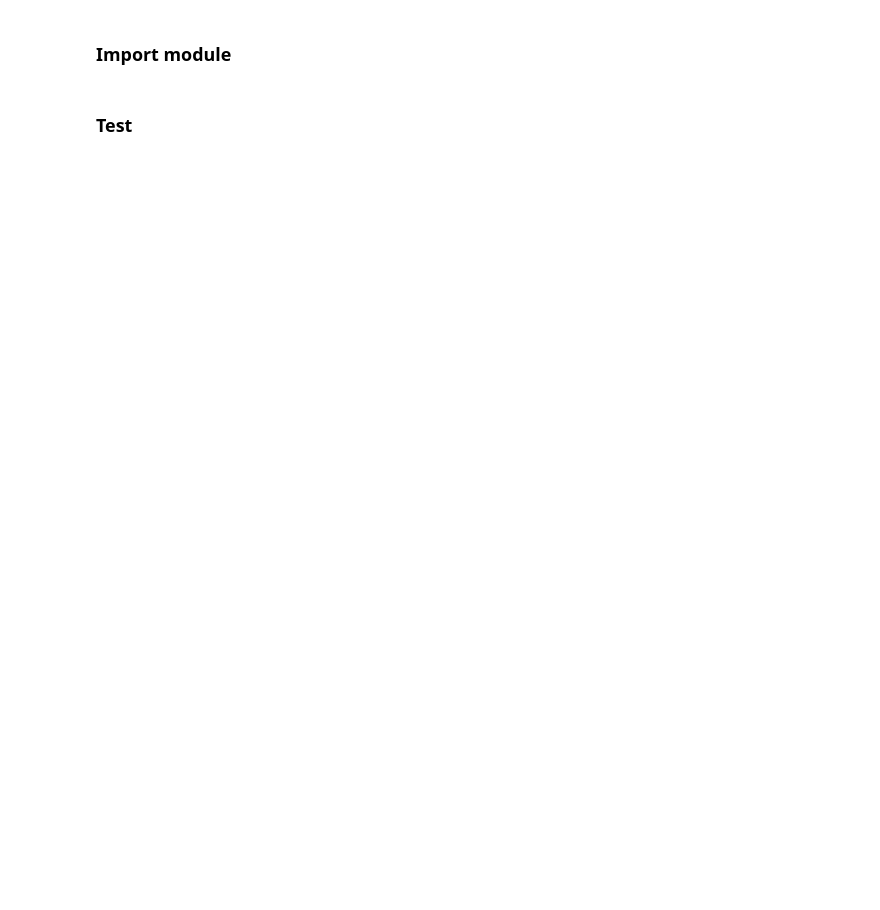
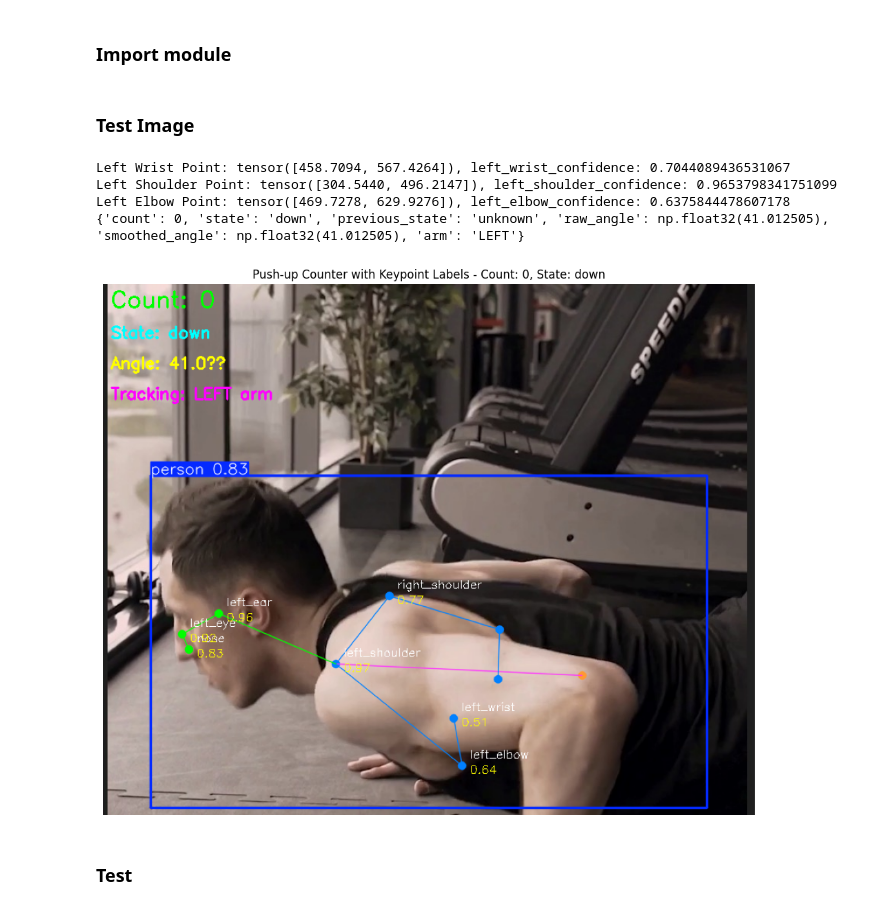
Before and after one commit to thongds/fitness_ai_python, a Jupyter notebook: main_pose.ipynb, the cells around one changed output. Drawn from its saved outputs; the diff is of its cells as text; code cells hidden in the pictures; blank space fills up the shorter version.

```diff
--- a/main_pose.ipynb
+++ b/main_pose.ipynb
@@ -127,6 +139,80 @@ class PushUpCounter:
         self.selected_arm = None
         self.angle_buffer = []
         self.count = 0
+# %% [markdown]
+### Test Image
+# %%
+# Initialize the push-up counter
+pushup_counter = PushUpCounter(
+    down_threshold=80,    # < 80 degrees = down state
+    up_threshold=100,     # > 100 degrees = up state
+    buffer_size=3,        # Average of 3 frames for smoothing
+    min_confidence=0.5    # Minimum keypoint confidence
+)
+
+# Predict on current frame
+results = model.predict(source='0.png', show=False, verbose=False)
+
+# Process frame with our function
+result_info = pushup_counter.process_frame(results)
+print(result_info)
+
+# Get the annotated image
+annotated_image = results[0].plot()
+
+# Add custom keypoint labels
+if results[0].keypoints is not None:
+    keypoints = results[0].keypoints.xy[0]
+    confidences = results[0].keypoints.conf[0]
+
+    # Define keypoint names for YOLO pose (COCO format)
+    keypoint_names = [
+        "nose", "left_eye", "right_eye", "left_ear", "right_ear",
+        "left_shoulder", "right_shoulder", "left_elbow", "right_elbow",
+        "left_wrist", "right_wrist", "left_hip", "right_hip",
+        "left_knee", "right_knee", "left_ankle", "right_ankle"
+    ]
+
+    # Add labels for keypoints with high confidence
+    font = cv2.FONT_HERSHEY_SIMPLEX
+    font_scale = 0.5
+    thickness = 1
+
+    for i, (keypoint, confidence, name) in enumerate(zip(keypoints, confidences, keypoint_names)):
+        if confidence > 0.5:  # Only show if confidence is high
+            x, y = int(keypoint[0]), int(keypoint[1])
+
+            # Add keypoint name near the point
+            cv2.putText(annotated_image, name, (x + 10, y - 10),
+                       font, font_scale, (255, 255, 255), thickness)
+
+            # Add confidence score
+            cv2.putText(annotated_image, f"{confidence:.2f}", (x + 10, y + 10),
+                       font, font_scale, (0, 255, 255), thickness)
+
+# Add push-up counter info
+if 'smoothed_angle' in result_info and result_info['smoothed_angle'] is not None:
+    cv2.putText(annotated_image, f"Count: {result_info['count']}", (10, 30),
+               cv2.FONT_HERSHEY_SIMPLEX, 1, (0, 255, 0), 2)
+    cv2.putText(annotated_image, f"State: {result_info['state']}", (10, 70),
+               cv2.FONT_HERSHEY_SIMPLEX, 0.7, (255, 255, 0), 2)
+    cv2.putText(annotated_image, f"Angle: {result_info['smoothed_angle']:.1f}°", (10, 110),
+               cv2.FONT_HERSHEY_SIMPLEX, 0.7, (0, 255, 255), 2)
+    cv2.putText(annotated_image, f"Tracking: {result_info['arm']} arm", (10, 150),
+               cv2.FONT_HERSHEY_SIMPLEX, 0.7, (255, 0, 255), 2)
+
+# Display the image using matplotlib
+plt.figure(figsize=(15, 10))
+plt.imshow(cv2.cvtColor(annotated_image, cv2.COLOR_BGR2RGB))
+plt.axis('off')
+plt.title(f"Push-up Counter with Keypoint Labels - Count: {result_info['count']}, State: {result_info['state']}")
+plt.show()
+# %% [output]
+Left Wrist Point: tensor([458.7094, 567.4264]), left_wrist_confidence: 0.7044089436531067
+Left Shoulder Point: tensor([304.5440, 496.2147]), left_shoulder_confidence: 0.9653798341751099
+Left Elbow Point: tensor([469.7278, 629.9276]), left_elbow_confidence: 0.6375844478607178
+{'count': 0, 'state': 'down', 'previous_state': 'unknown', 'raw_angle': np.float32(41.012505), 'smoothed_angle': np.float32(41.012505), 'arm': 'LEFT'}
+[figure, added]
 # %% [markdown]
 ### Test
 # %%
```
Also changed, not shown: parts of 6 cells of this notebook, 2 other files.
